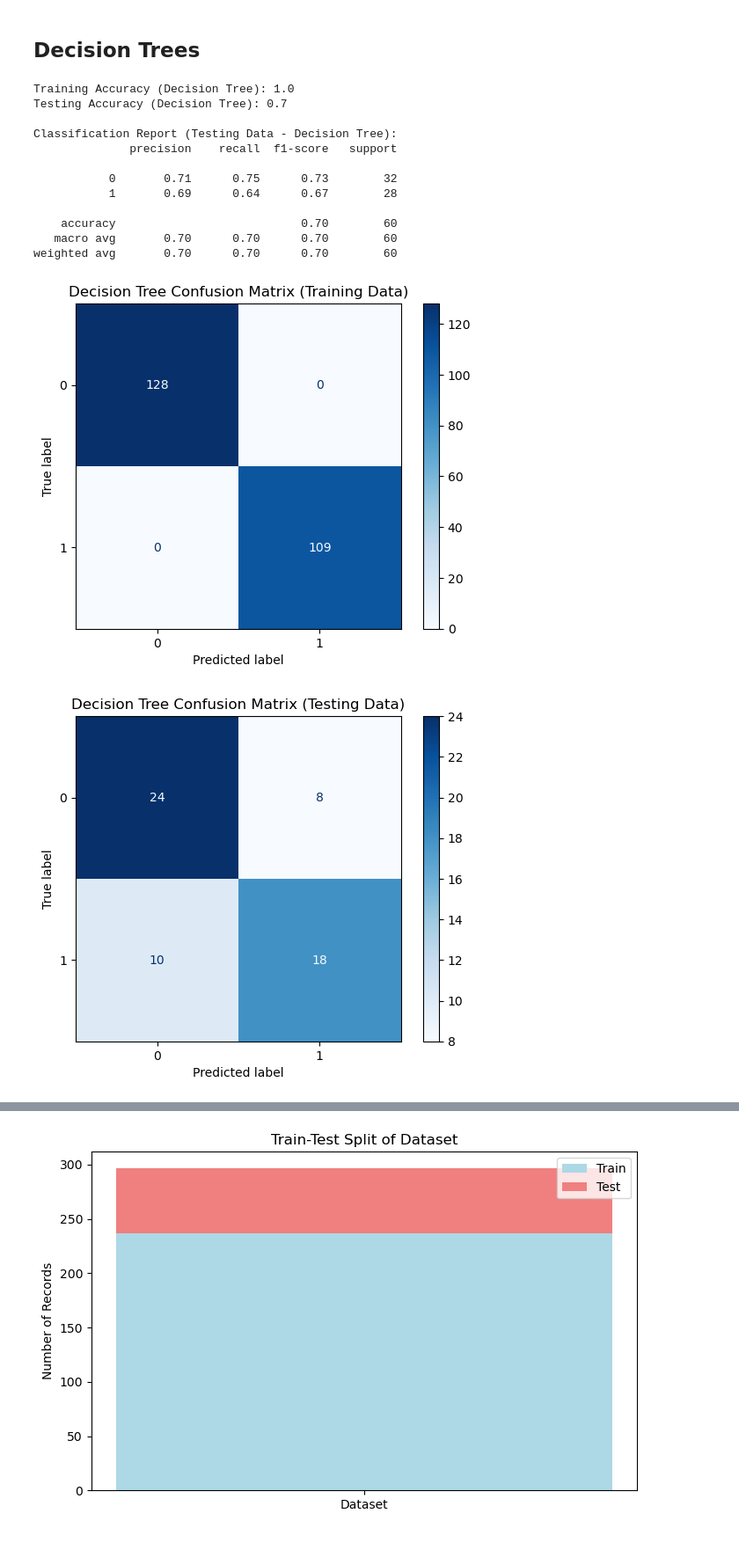
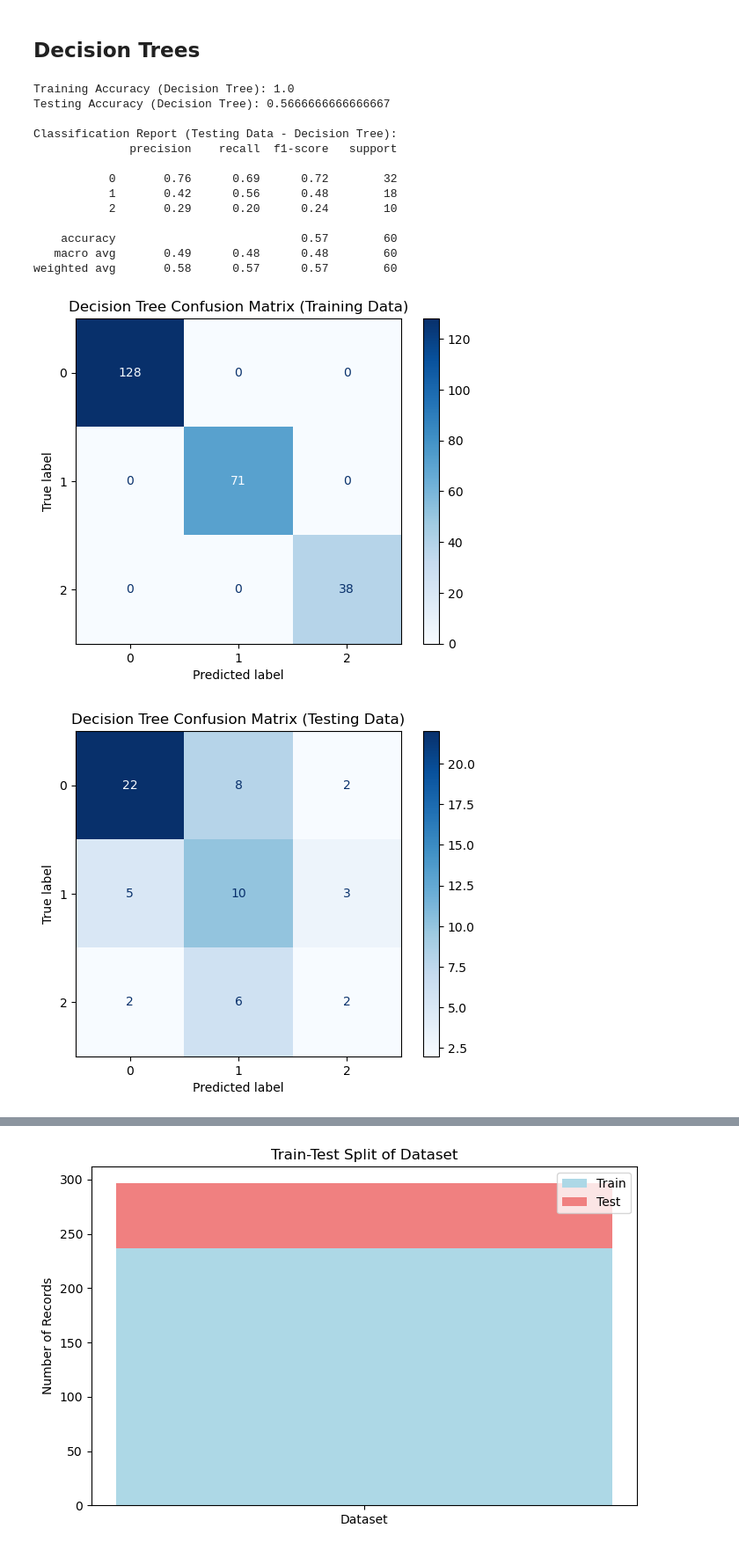
Before and after one commit to fzi2000/Dissertation_HeartDisease, a Jupyter notebook: Heart Disease 20 Dec (2) (1) (3).ipynb, the cells around one changed output, grey strips where cells are left out. Shown at 88% size. Saved outputs shown, nothing was run; the diff lists cells and outputs as text; code cells hidden in the pictures.

```diff
--- a/Heart Disease 20 Dec (2) (1) (3).ipynb
+++ b/Heart Disease 20 Dec (2) (1) (3).ipynb
@@ -250,9 +279,6 @@ Exercise-induced angina (exang = 1) is less frequent but likely correlates stron
 A balanced split between heart disease present (num = 1) and absent (num = 0).
 This balance is critical for unbiased model training.
 # %%
-# Drop 'disease_status' column after plotting
-heart_data = heart_data.drop(columns=['disease_status'])
-
 # Statistical measure of data
 pd.set_option("display.float", "{:.2f}".format)
 heart_data.describe()
@@ -388,13 +405,35 @@ Hence, the remaning number of rows is 297.
 # One-Hot Encoding
 # heart_data = pd.get_dummies(heart_data, columns=['sex', 'cp', 'restecg', 'slope'], drop_first=True)
 
-# Split Dataset into Features (X) and Target (Y)
-X = heart_data.drop(columns=['num'])  # Features
-y = heart_data['num']  # Target
-print('shape of X and y respectively :', X.shape, y.shape)
+# # Split Dataset into Features (X) and Target (Y)
+# X = heart_data.drop(columns=['num', 'risk_level'])  # Keep only numeric features
+# y = heart_data['risk_level']  # Target
+# print('shape of X and y respectively :', X.shape, y.shape)
 
+# print("Missing values in risk_level column:", heart_data['risk_level'].isnull().sum())
 
-# Split Data into Training and Testing Sets
+# # # Split Data into Training and Testing Sets
+# # X_train, X_test, y_train, y_test = train_test_split(X, y, test_size=0.2, random_state=42, stratify=y)
+# print("Data shape after removing NaN:", heart_data.shape)
+# print(heart_data[['num', 'risk_level']].head())
+# if heart_data.shape[0] == 0:
+#     print("❌ Error: Dataset is empty after preprocessing. Check data loading and processing.")
+#     exit()
+
+# # Check for missing values in risk_level column
+# print("Missing values in risk_level column before fixing:", heart_data['risk_level'].isnull().sum())
+
+# # Fix missing values in risk_level
+# heart_data = heart_data.dropna(subset=['risk_level'])  # Drop rows with NaN in risk_level
+
+# # Verify missing values are removed
+# print("Missing values in risk_level column after fixing:", heart_data['risk_level'].isnull().sum())
+
+# Prepare data for training
+X = heart_data.drop(columns=['num', 'risk_level'])  # Features
+y = heart_data['risk_level']  # Target
+
+# Perform Train-Test Split
 X_train, X_test, y_train, y_test = train_test_split(X, y, test_size=0.2, random_state=42, stratify=y)
 
 scaler = StandardScaler()
@@ -737,43 +772,44 @@ dt_model.fit(X_train, y_train)
 Y_train_pred_dt = dt_model.predict(X_train)  # Predictions on Training Set
 Y_test_pred_dt = dt_model.predict(X_test)    # Predictions on Testing Set
 
 # Evaluate Training and Testing Scores
 train_accuracy_dt = accuracy_score(y_train, Y_train_pred_dt)
 test_accuracy_dt = accuracy_score(y_test, Y_test_pred_dt)
 
 print("Training Accuracy (Decision Tree):", train_accuracy_dt)
 print("Testing Accuracy (Decision Tree):", test_accuracy_dt)
 
 # Classification Report for Testing Set
 print("\nClassification Report (Testing Data - Decision Tree):")
 print(classification_report(y_test, Y_test_pred_dt))
 
 # Confusion Matrix for Training Set
 cm_train_dt = confusion_matrix(y_train, Y_train_pred_dt)
-ConfusionMatrixDisplay(confusion_matrix=cm_train_dt, display_labels=[0, 1]).plot(cmap='Blues')
+ConfusionMatrixDisplay(confusion_matrix=cm_train_dt).plot(cmap='Blues')
 plt.title("Decision Tree Confusion Matrix (Training Data)")
 plt.show()
 
 # Confusion Matrix for Testing Set
 cm_test_dt = confusion_matrix(y_test, Y_test_pred_dt)
-ConfusionMatrixDisplay(confusion_matrix=cm_test_dt, display_labels=[0, 1]).plot(cmap='Blues')
+ConfusionMatrixDisplay(confusion_matrix=cm_test_dt).plot(cmap='Blues')
 plt.title("Decision Tree Confusion Matrix (Testing Data)")
 plt.show()
 # %% [output]
 Training Accuracy (Decision Tree): 1.0
-Testing Accuracy (Decision Tree): 0.7
+Testing Accuracy (Decision Tree): 0.5666666666666667
 
 Classification Report (Testing Data - Decision Tree):
               precision    recall  f1-score   support
 
-           0       0.71      0.75      0.73        32
-           1       0.69      0.64      0.67        28
+           0       0.76      0.69      0.72        32
+           1       0.42      0.56      0.48        18
+           2       0.29      0.20      0.24        10
 
-    accuracy                           0.70        60
-   macro avg       0.70      0.70      0.70        60
-weighted avg       0.70      0.70      0.70        60
+    accuracy                           0.57        60
+   macro avg       0.49      0.48      0.48        60
+weighted avg       0.58      0.57      0.57        60
-[figure, old version]
+[figure, new version]
-[figure, old version]
+[figure, new version]
 # %%
 # Plot Decision Tree
 plt.figure(figsize=(20, 10))
```
Also changed, not shown: parts of 21 cells of this notebook.
